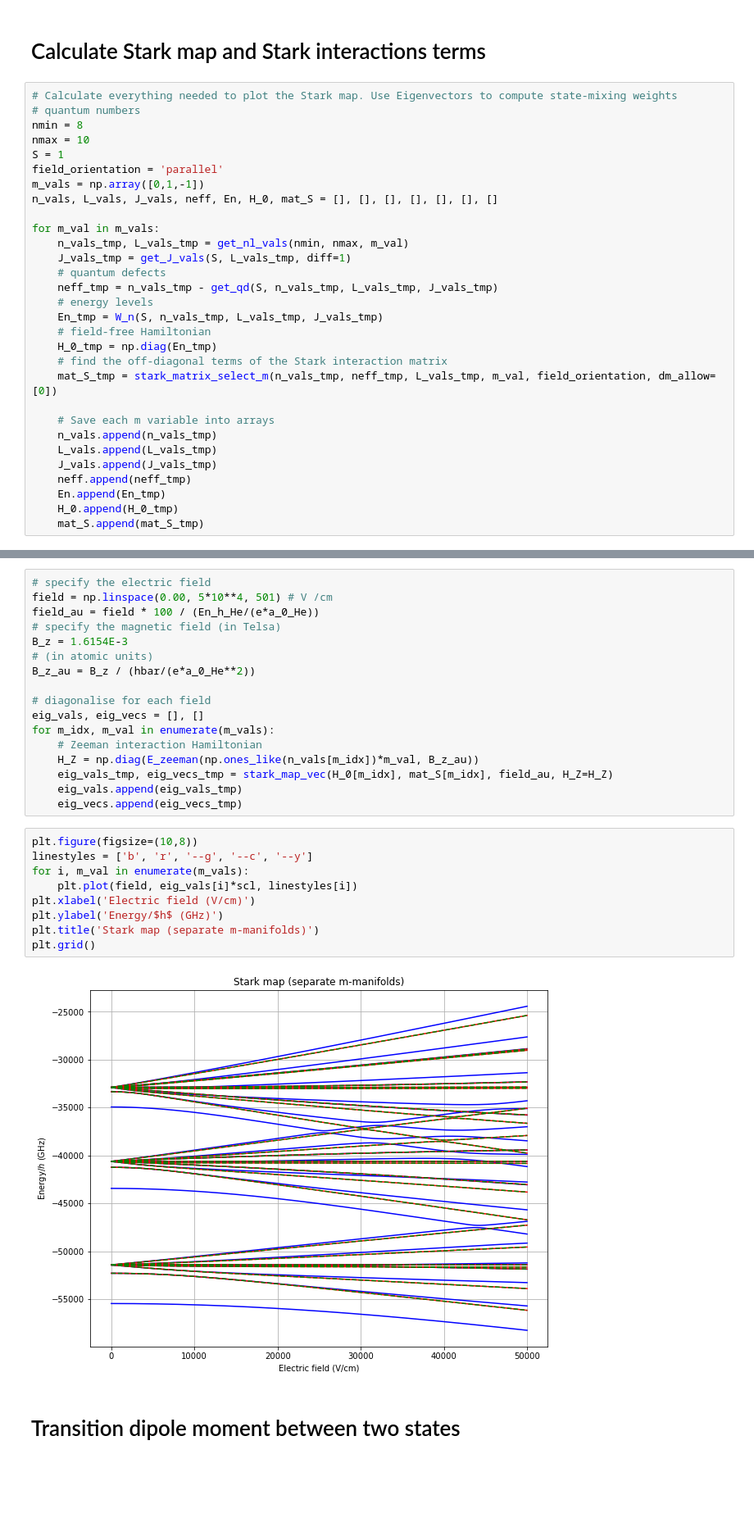
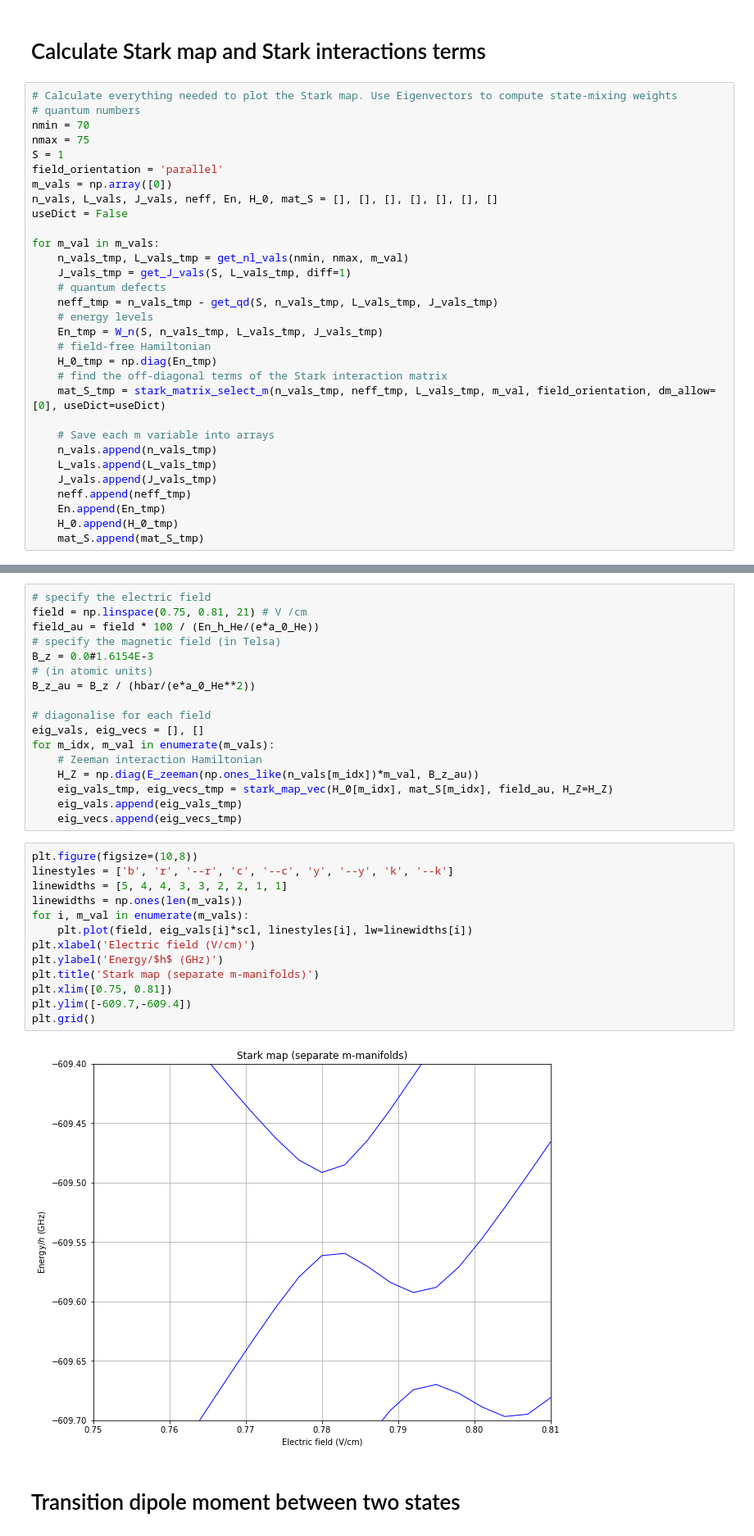
Before and after one commit to aa-morgan/Rydberg_helium_Stark, a Jupyter notebook: notebooks/Transition dipole moments - parallel fields.ipynb, the cells around one changed output, grey strips where cells are left out. Shown at 82% size. Saved outputs shown, nothing was run; the diff lists cells and outputs as text; blank space fills up the shorter version.

```diff
--- a/notebooks/Transition dipole moments - parallel fields.ipynb
+++ b/notebooks/Transition dipole moments - parallel fields.ipynb
@@ -18,12 +18,13 @@ scl = c*10**-9 * En_h /(h * c);
 # %%
 # Calculate everything needed to plot the Stark map. Use Eigenvectors to compute state-mixing weights
 # quantum numbers
-nmin = 8
-nmax = 10
+nmin = 70
+nmax = 75
 S = 1
 field_orientation = 'parallel'
-m_vals = np.array([0,1,-1])
+m_vals = np.array([0])
 n_vals, L_vals, J_vals, neff, En, H_0, mat_S = [], [], [], [], [], [], []
+useDict = False
 
 for m_val in m_vals:
     n_vals_tmp, L_vals_tmp = get_nl_vals(nmin, nmax, m_val)
@@ -35,7 +36,7 @@ for m_val in m_vals:
     # field-free Hamiltonian
     H_0_tmp = np.diag(En_tmp)
     # find the off-diagonal terms of the Stark interaction matrix
-    mat_S_tmp = stark_matrix_select_m(n_vals_tmp, neff_tmp, L_vals_tmp, m_val, field_orientation, dm_allow=[0])
+    mat_S_tmp = stark_matrix_select_m(n_vals_tmp, neff_tmp, L_vals_tmp, m_val, field_orientation, dm_allow=[0], useDict=useDict)
 
     # Save each m variable into arrays
     n_vals.append(n_vals_tmp)
@@ -63,9 +64,9 @@ mat_S_all_m.append( stark_matrix(n_vals_all_m, neff_all_m, L_vals_all_m, m_vals_
 # %%
 # specify the electric field
-field = np.linspace(0.00, 5*10**4, 501) # V /cm
+field = np.linspace(0.75, 0.81, 21) # V /cm
 field_au = field * 100 / (En_h_He/(e*a_0_He))
 # specify the magnetic field (in Telsa)
-B_z = 1.6154E-3
+B_z = 0.0#1.6154E-3
 # (in atomic units)
 B_z_au = B_z / (hbar/(e*a_0_He**2))
 
@@ -79,15 +80,19 @@ for m_idx, m_val in enumerate(m_vals):
     eig_vecs.append(eig_vecs_tmp)
 # %%
 plt.figure(figsize=(10,8))
-linestyles = ['b', 'r', '--g', '--c', '--y']
+linestyles = ['b', 'r', '--r', 'c', '--c', 'y', '--y', 'k', '--k']
+linewidths = [5, 4, 4, 3, 3, 2, 2, 1, 1]
+linewidths = np.ones(len(m_vals))
 for i, m_val in enumerate(m_vals):
-    plt.plot(field, eig_vals[i]*scl, linestyles[i])
+    plt.plot(field, eig_vals[i]*scl, linestyles[i], lw=linewidths[i])
 plt.xlabel('Electric field (V/cm)')
 plt.ylabel('Energy/$h$ (GHz)')
 plt.title('Stark map (separate m-manifolds)')
+plt.xlim([0.75, 0.81])
+plt.ylim([-609.7,-609.4])
 plt.grid()
 # %% [output]
-[figure, old version]
+[figure, new version]
 # %% [markdown]
 # Transition dipole moment between two states
 # %%
```
Also changed, not shown: parts of 2 cells of this notebook, 6 other files.
